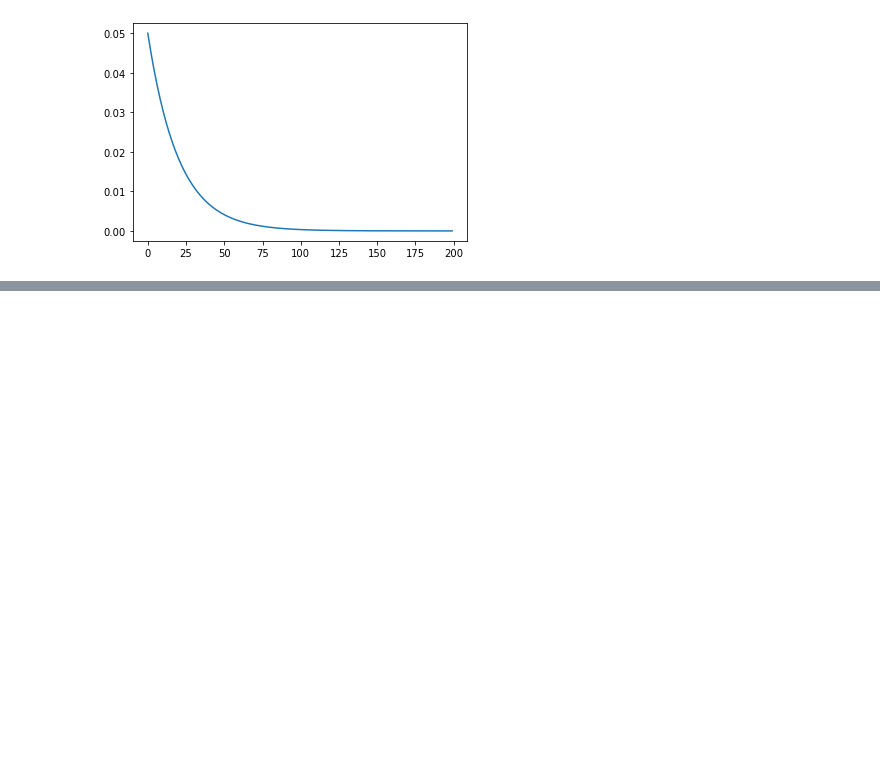
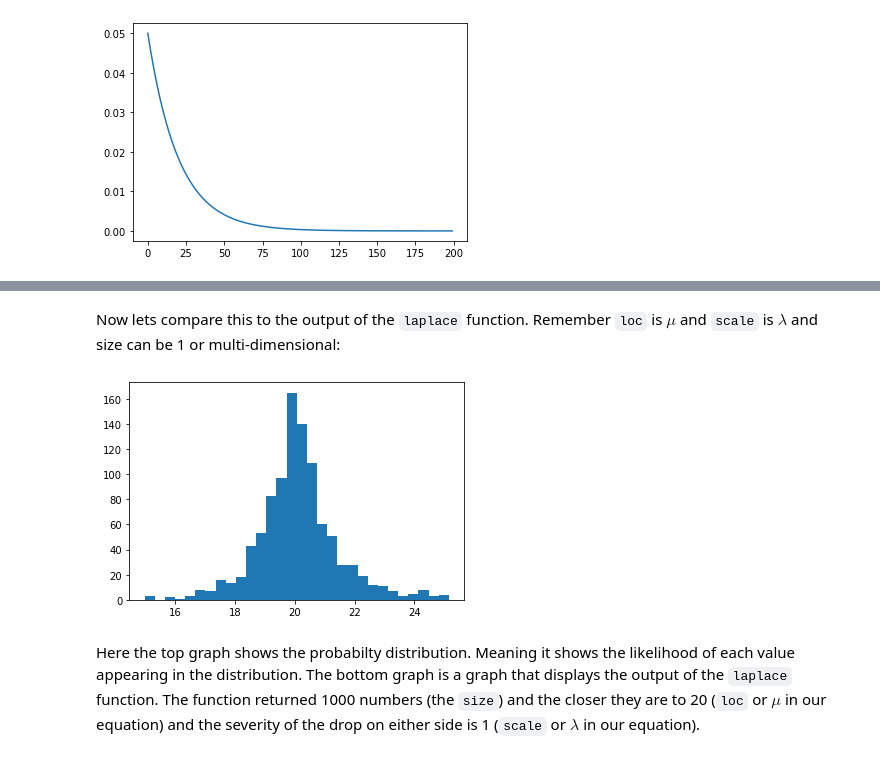
Before and after one commit to sean-meade/Programming-for-Data-Analysis-Assignment, a Jupyter notebook: NumPy random package explained.ipynb, the cells around one changed output, grey strips where cells are left out. Cells and saved outputs as stored; diff of their text form; code cells hidden in the pictures; blank space fills up the shorter version.

```diff
--- a/NumPy random package explained.ipynb
+++ b/NumPy random package explained.ipynb
@@ -590,0 +608,9 @@ $$ P(x) = \frac{1}{2b}e^{-\lvert \frac{x-\mu}{\lambda} \rvert} $$
+# %% [markdown]
+Now lets compare this to the output of the `laplace` function. Remember `loc` is $ \mu $ and `scale` is $ \lambda $ and size can be 1 or multi-dimensional:
+# %%
+plt.hist(rng.laplace(loc = 20, scale = 1, size = 1000),30)
+plt.show()
+# %% [output]
+[figure, added]
+# %% [markdown]
+Here the top graph shows the probabilty distribution. Meaning it shows the likelihood of each value appearing in the distribution. The bottom graph is a graph that displays the output of the `laplace` function. The function returned 1000 numbers (the `size`) and the closer they are to 20 (`loc` or $ \mu $ in our equation) and the severity of the drop on either side is 1 (`scale` or $ \lambda $ in our equation).
```
Also changed, not shown: parts of 45 cells of this notebook, 1 other file.
